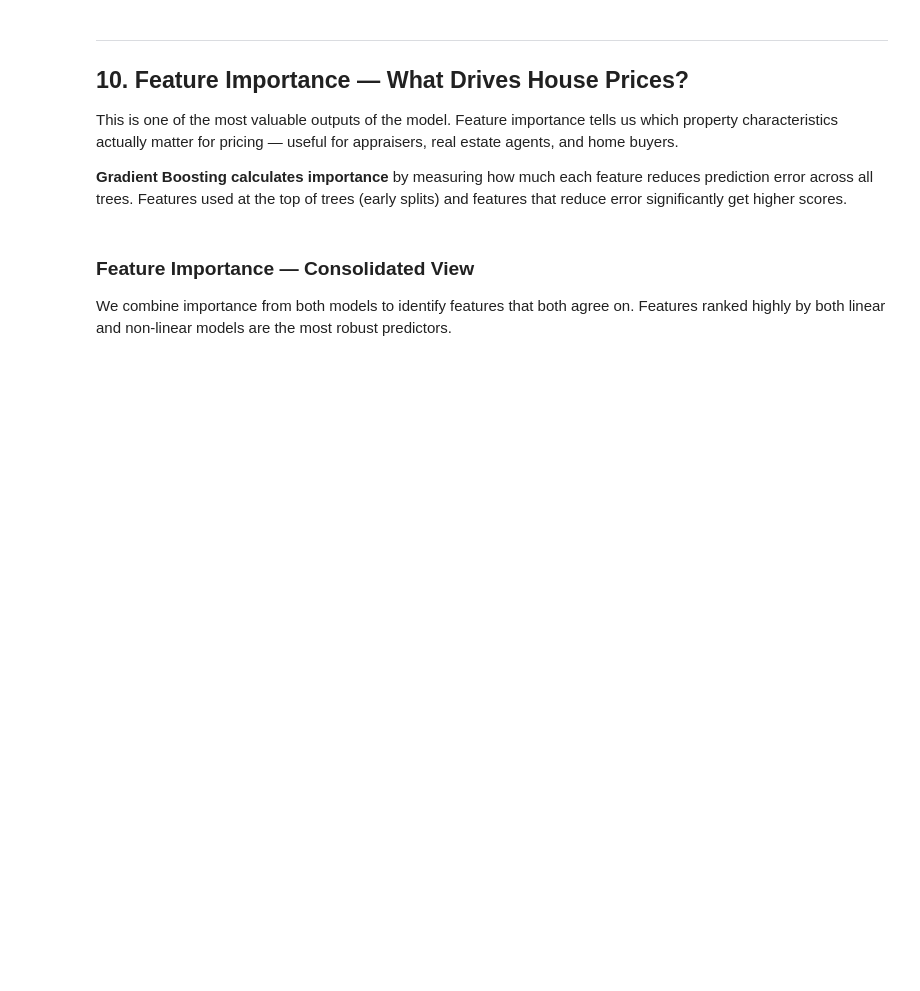
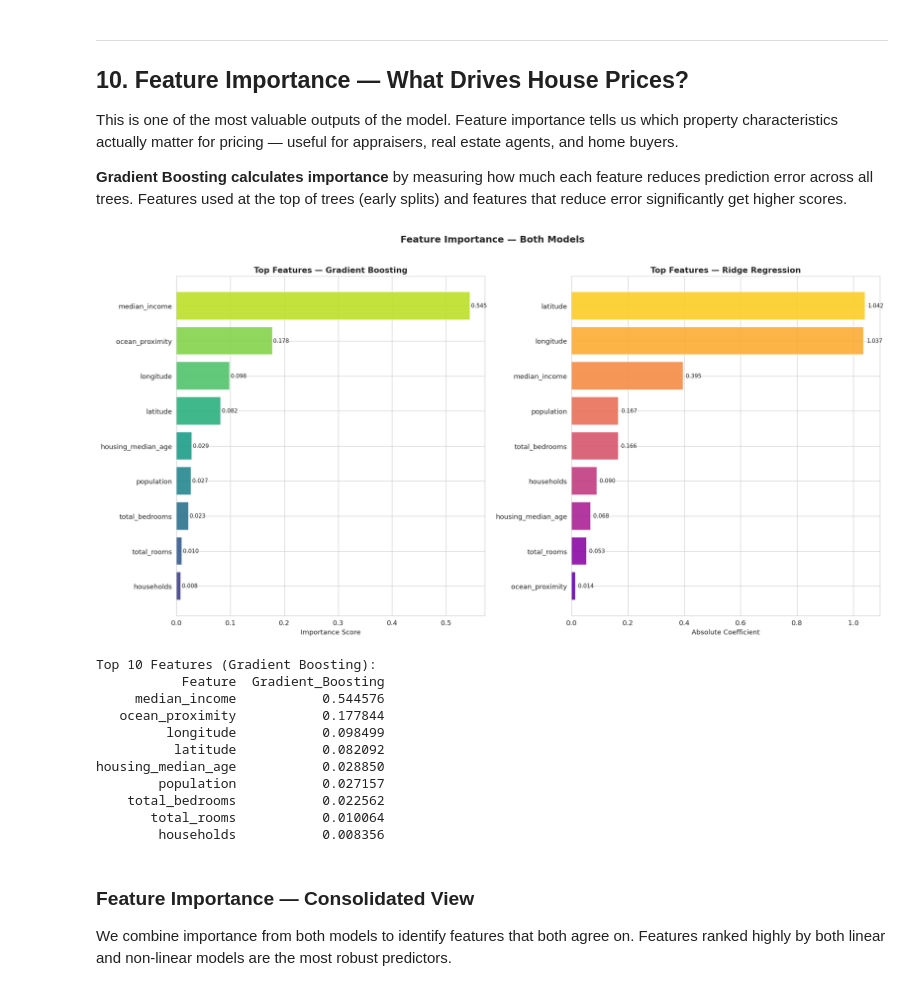
Before and after one commit to CodeWithZavi/developershub-ai-ml-internship, a Jupyter notebook: task6-house-price-prediction/notebooks/house_price_prediction.ipynb, the cells around one changed output. Cells and saved outputs as stored; diff of their text form; code cells hidden in the pictures; blank space fills up the shorter version.

```diff
--- a/task6-house-price-prediction/notebooks/house_price_prediction.ipynb
+++ b/task6-house-price-prediction/notebooks/house_price_prediction.ipynb
@@ -991,44 +1155,60 @@ This is one of the most valuable outputs of the model. Feature importance tells
 feature_importance = pd.DataFrame({
     'Feature': X.columns,
     'Gradient_Boosting': gbr.feature_importances_
 }).sort_values('Gradient_Boosting', ascending=False).reset_index(drop=True)
 
 ridge_importance = pd.DataFrame({
     'Feature': X.columns,
     'Ridge': np.abs(ridge.coef_)
 }).sort_values('Ridge', ascending=False).reset_index(drop=True)
 
 fig, axes = plt.subplots(1, 2, figsize=(18, 9))
 
-top_n = 15
-top_gbr = feature_importance.head(top_n).iloc[::-1]
-colors_gbr = plt.cm.viridis(np.linspace(0.2, 0.9, top_n))
-axes[0].barh(range(top_n), top_gbr['Gradient_Boosting'], color=colors_gbr, alpha=0.9)
-axes[0].set_yticks(range(top_n))
+top_n_display = 15 # Max number of features to display if available
+
+top_gbr = feature_importance.head(top_n_display).iloc[::-1]
+current_gbr_count = len(top_gbr) # Get actual number of features to plot
+colors_gbr = plt.cm.viridis(np.linspace(0.2, 0.9, current_gbr_count)) # Use actual count for colors
+axes[0].barh(range(current_gbr_count), top_gbr['Gradient_Boosting'], color=colors_gbr, alpha=0.9)
+axes[0].set_yticks(range(current_gbr_count))
 axes[0].set_yticklabels(top_gbr['Feature'])
 axes[0].set_xlabel('Importance Score')
-axes[0].set_title('Top 15 Features — Gradient Boosting', fontweight='bold')
+axes[0].set_title('Top Features — Gradient Boosting', fontweight='bold')
 
 for i, v in enumerate(top_gbr['Gradient_Boosting'].values):
     axes[0].text(v + 0.002, i, f'{v:.3f}', va='center', fontsize=9)
 
-top_ridge = ridge_importance.head(top_n).iloc[::-1]
-colors_ridge = plt.cm.plasma(np.linspace(0.2, 0.9, top_n))
-axes[1].barh(range(top_n), top_ridge['Ridge'], color=colors_ridge, alpha=0.9)
-axes[1].set_yticks(range(top_n))
+top_ridge = ridge_importance.head(top_n_display).iloc[::-1]
+current_ridge_count = len(top_ridge) # Get actual number of features to plot
+colors_ridge = plt.cm.plasma(np.linspace(0.2, 0.9, current_ridge_count)) # Use actual count for colors
+axes[1].barh(range(current_ridge_count), top_ridge['Ridge'], color=colors_ridge, alpha=0.9)
+axes[1].set_yticks(range(current_ridge_count))
 axes[1].set_yticklabels(top_ridge['Feature'])
 axes[1].set_xlabel('Absolute Coefficient')
-axes[1].set_title('Top 15 Features — Ridge Regression', fontweight='bold')
+axes[1].set_title('Top Features — Ridge Regression', fontweight='bold')
 
 for i, v in enumerate(top_ridge['Ridge'].values):
     axes[1].text(v + 0.01, i, f'{v:.3f}', va='center', fontsize=9)
 
 plt.suptitle('Feature Importance — Both Models', fontsize=15, fontweight='bold', y=1.02)
 plt.tight_layout()
 plt.show()
 
 print('Top 10 Features (Gradient Boosting):')
 print(feature_importance.head(10).to_string(index=False))
+# %% [output]
+[figure, added]
+Top 10 Features (Gradient Boosting):
+           Feature  Gradient_Boosting
+     median_income           0.544576
+   ocean_proximity           0.177844
+         longitude           0.098499
+          latitude           0.082092
+housing_median_age           0.028850
+        population           0.027157
+    total_bedrooms           0.022562
+       total_rooms           0.010064
+        households           0.008356
 # %% [markdown]
 ### Feature Importance — Consolidated View
 
```
Also changed, not shown: parts of 30 cells of this notebook.
